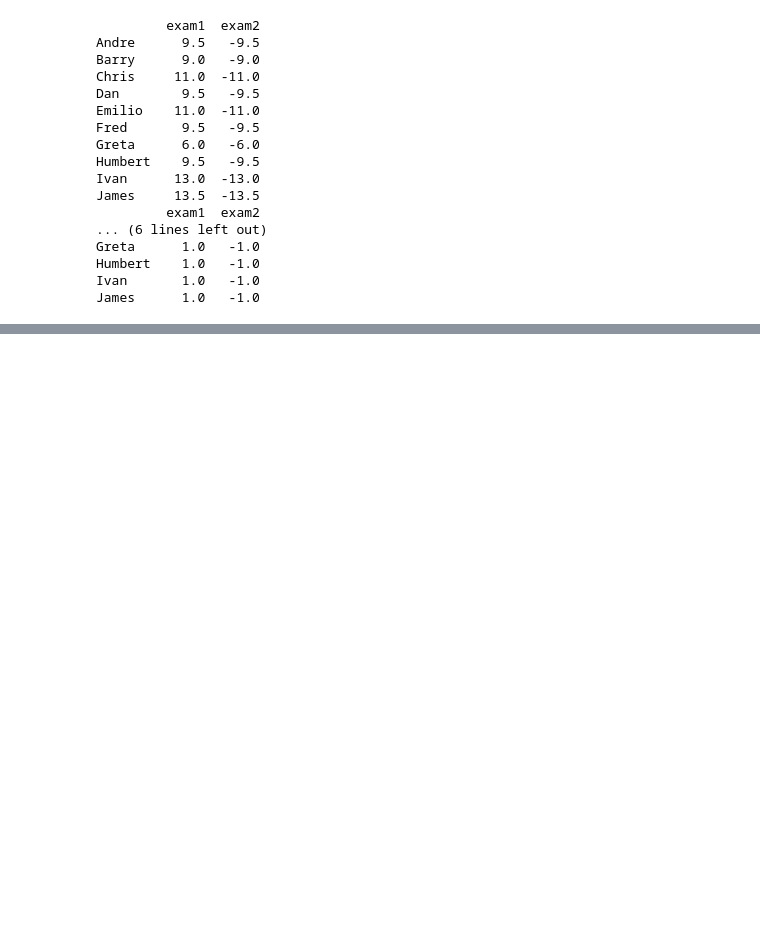
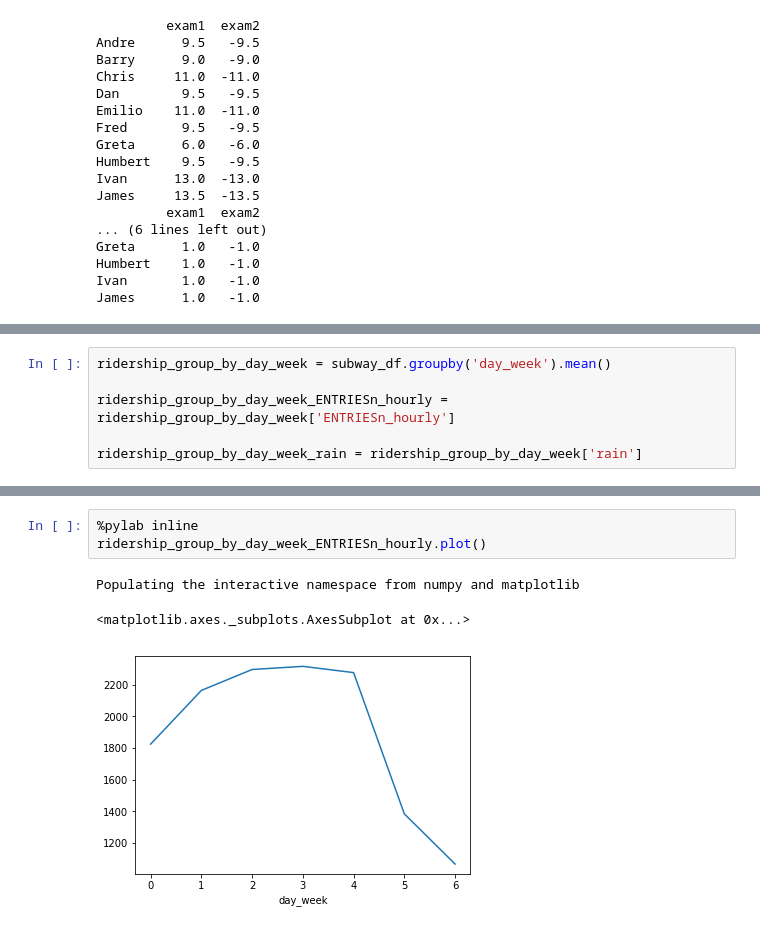
Before and after one commit to miniminiming/DataAnalyzeLesson, a Jupyter notebook: lesson_5/Pandas_resolve_2d_data.ipynb, the cells around one changed output, grey strips where cells are left out. Cells and saved outputs as stored; diff of their text form; blank space fills up the shorter version.

```diff
--- a/lesson_5/Pandas_resolve_2d_data.ipynb
+++ b/lesson_5/Pandas_resolve_2d_data.ipynb
@@ -798,0 +869,6 @@ James      1.0   -1.0
+# %%
+ridership_group_by_day_week = subway_df.groupby('day_week').mean()
+
+ridership_group_by_day_week_ENTRIESn_hourly = ridership_group_by_day_week['ENTRIESn_hourly']
+
+ridership_group_by_day_week_rain = ridership_group_by_day_week['rain']
@@ -798,0 +907,7 @@ James      1.0   -1.0
+# %%
+%pylab inline
+ridership_group_by_day_week_ENTRIESn_hourly.plot()
+# %% [output]
+Populating the interactive namespace from numpy and matplotlib
+<matplotlib.axes._subplots.AxesSubplot at 0x...>
+[figure, added]
```
Also changed, not shown: parts of 30 cells of this notebook.
